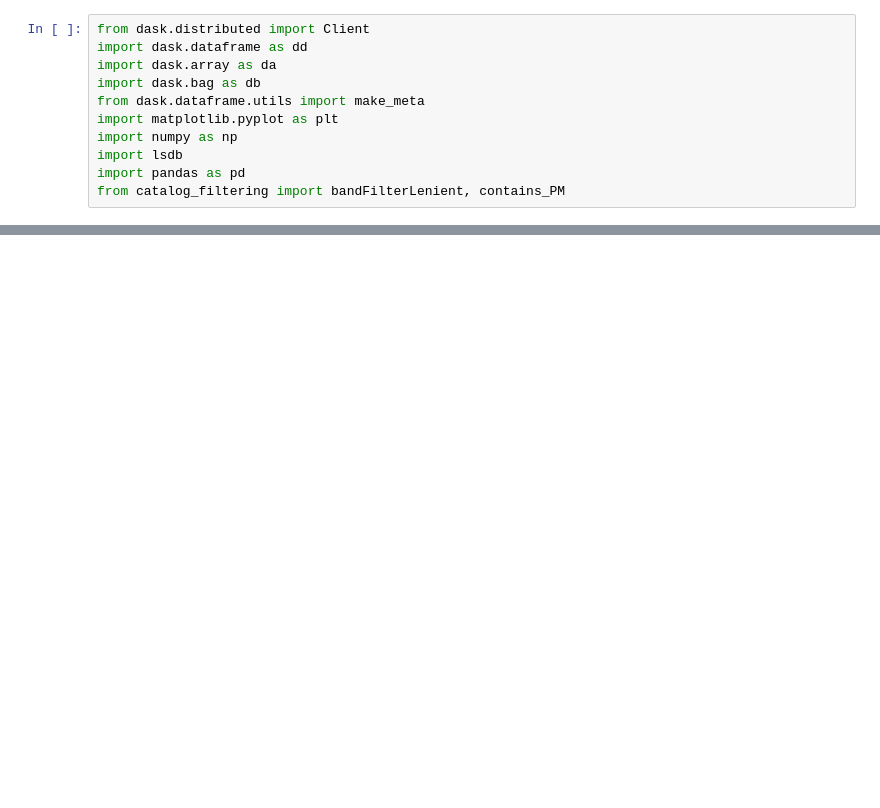
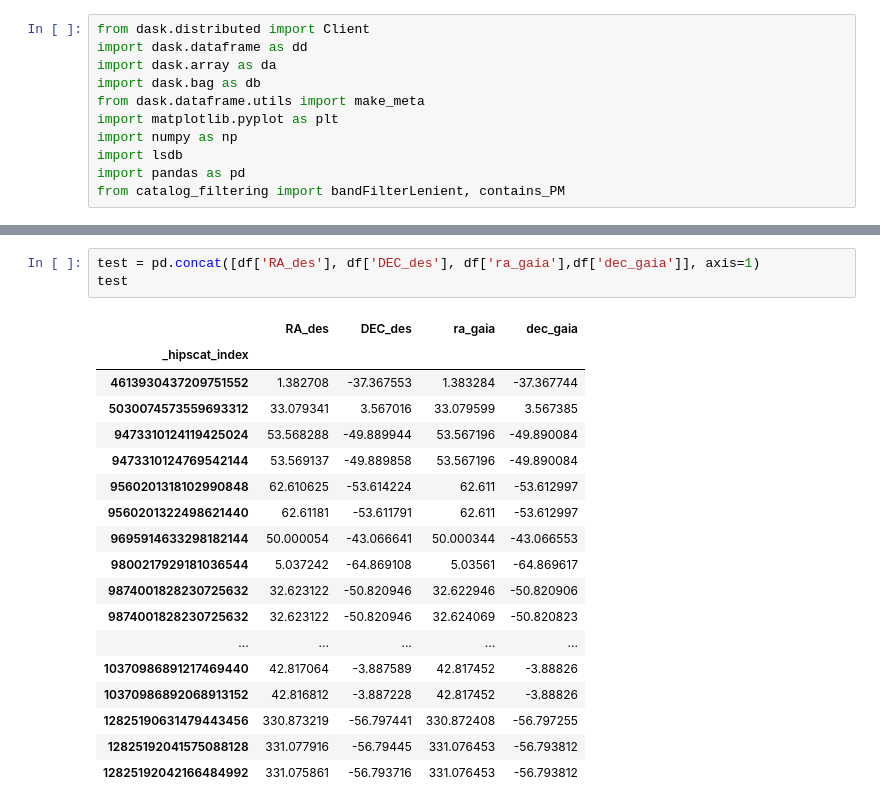
Before and after one commit to JoaoDPassos/brown-dwarf-search, a Jupyter notebook: des_gaia_xmatch.ipynb, the cells around one changed output, grey strips where cells are left out. Saved outputs shown, nothing was run; the diff lists cells and outputs as text; blank space fills up the shorter version.

```diff
--- a/des_gaia_xmatch.ipynb
+++ b/des_gaia_xmatch.ipynb
@@ -64,3 +64,25 @@ Hosting the HTTP server on port 49474 instead
+# %%
+test = pd.concat([df['RA_des'], df['DEC_des'], df['ra_gaia'],df['dec_gaia']], axis=1)
+test
+# %% [output]
+|  | RA_des | DEC_des | ra_gaia | dec_gaia |
+| _hipscat_index |  |  |  |  |
+| 4613930437209751552 | 1.382708 | -37.367553 | 1.383284 | -37.367744 |
+| 5030074573559693312 | 33.079341 | 3.567016 | 33.079599 | 3.567385 |
+| 9473310124119425024 | 53.568288 | -49.889944 | 53.567196 | -49.890084 |
+| 9473310124769542144 | 53.569137 | -49.889858 | 53.567196 | -49.890084 |
+| 9560201318102990848 | 62.610625 | -53.614224 | 62.611 | -53.612997 |
+| 9560201322498621440 | 62.61181 | -53.611791 | 62.611 | -53.612997 |
+| 9695914633298182144 | 50.000054 | -43.066641 | 50.000344 | -43.066553 |
+| 9800217929181036544 | 5.037242 | -64.869108 | 5.03561 | -64.869617 |
+| 9874001828230725632 | 32.623122 | -50.820946 | 32.622946 | -50.820906 |
+| 9874001828230725632 | 32.623122 | -50.820946 | 32.624069 | -50.820823 |
+| ... | ... | ... | ... | ... |
+| 10370986891217469440 | 42.817064 | -3.887589 | 42.817452 | -3.88826 |
+| 10370986892068913152 | 42.816812 | -3.887228 | 42.817452 | -3.88826 |
+| 12825190631479443456 | 330.873219 | -56.797441 | 330.872408 | -56.797255 |
+| 12825192041575088128 | 331.077916 | -56.79445 | 331.076453 | -56.793812 |
+| 12825192042166484992 | 331.075861 | -56.793716 | 331.076453 | -56.793812 |
 # %%
 df_no_dupes = df[~df['source_id_gaia'].duplicated(keep='first')]
 
```
Also changed, not shown: parts of 10 cells of this notebook, 3 other files.
